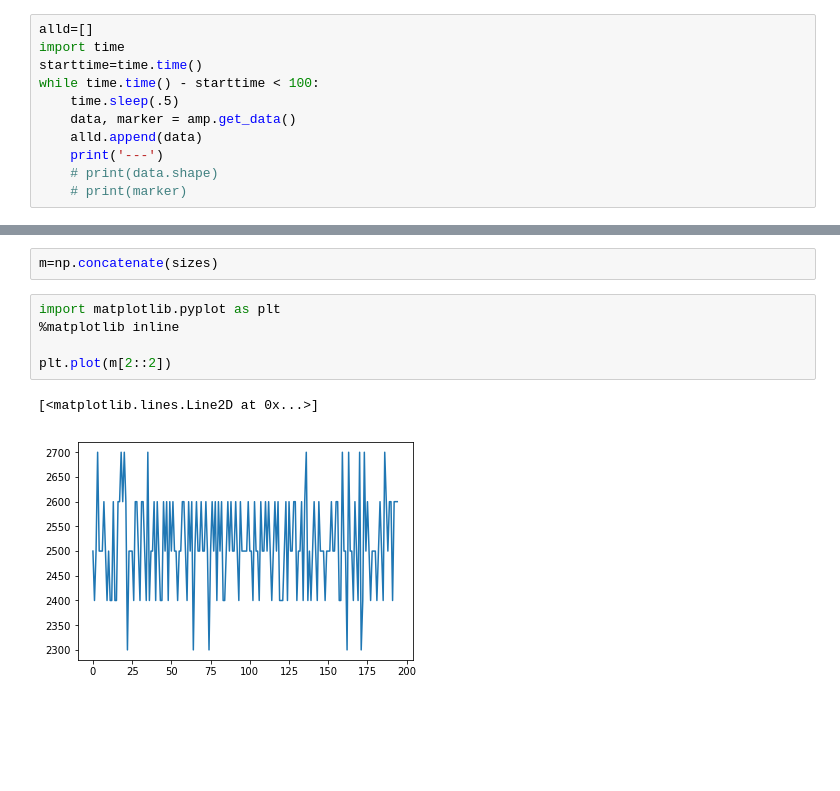
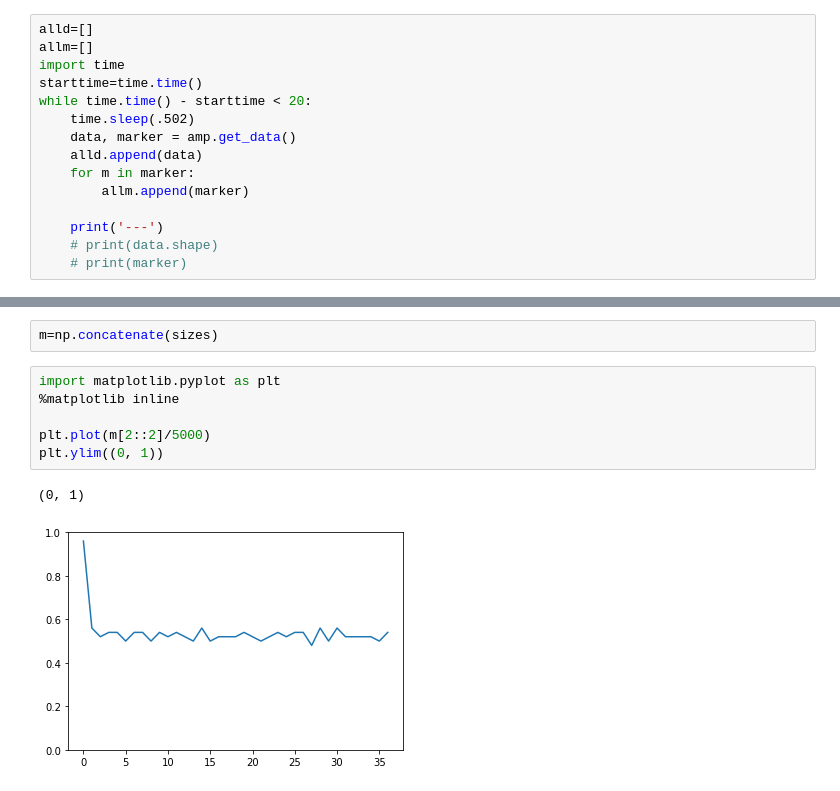
Before and after one commit to jnvandermeer/mushu, a Jupyter notebook: Short Amp Test.ipynb, the cells around one changed output, grey strips where cells are left out. Drawn from its saved outputs; the diff is of its cells as text; blank space fills up the shorter version.

```diff
--- a/Short Amp Test.ipynb
+++ b/Short Amp Test.ipynb
@@ -36,12 +52,16 @@ receiver successfully joined!
 stopping...
 # %%
 alld=[]
+allm=[]
 import time
 starttime=time.time()
-while time.time() - starttime < 100:
-    time.sleep(.5)
+while time.time() - starttime < 20:
+    time.sleep(.502)
     data, marker = amp.get_data()
     alld.append(data)
+    for m in marker:
+        allm.append(marker)
+
     print('---')
     # print(data.shape)
     # print(marker)
@@ -79,8 +103,9 @@ m=np.concatenate(sizes)
 # %%
 import matplotlib.pyplot as plt
 %matplotlib inline
 
-plt.plot(m[2::2])
+plt.plot(m[2::2]/5000)
+plt.ylim((0, 1))
 # %% [output]
-[<matplotlib.lines.Line2D at 0x...>]
+(0, 1)
-[figure, old version]
+[figure, new version]
```
Also changed, not shown: parts of 28 cells of this notebook, 34 other files.
